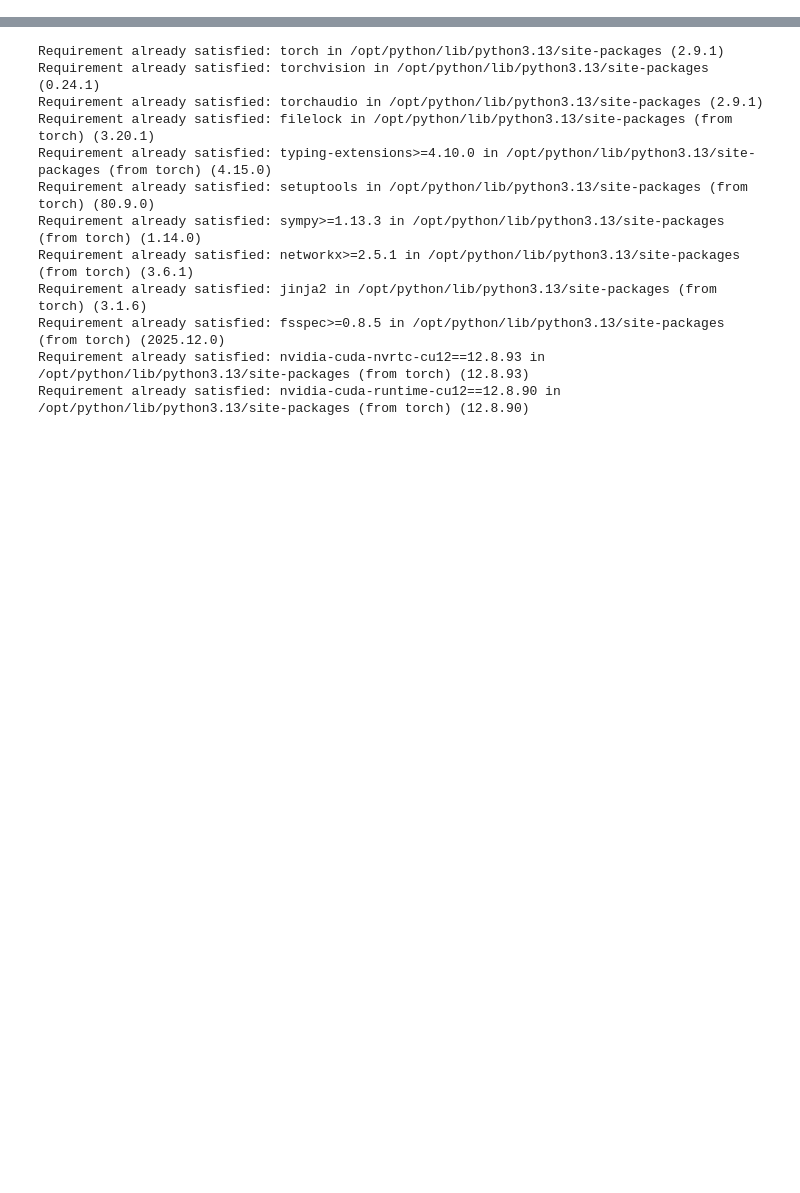
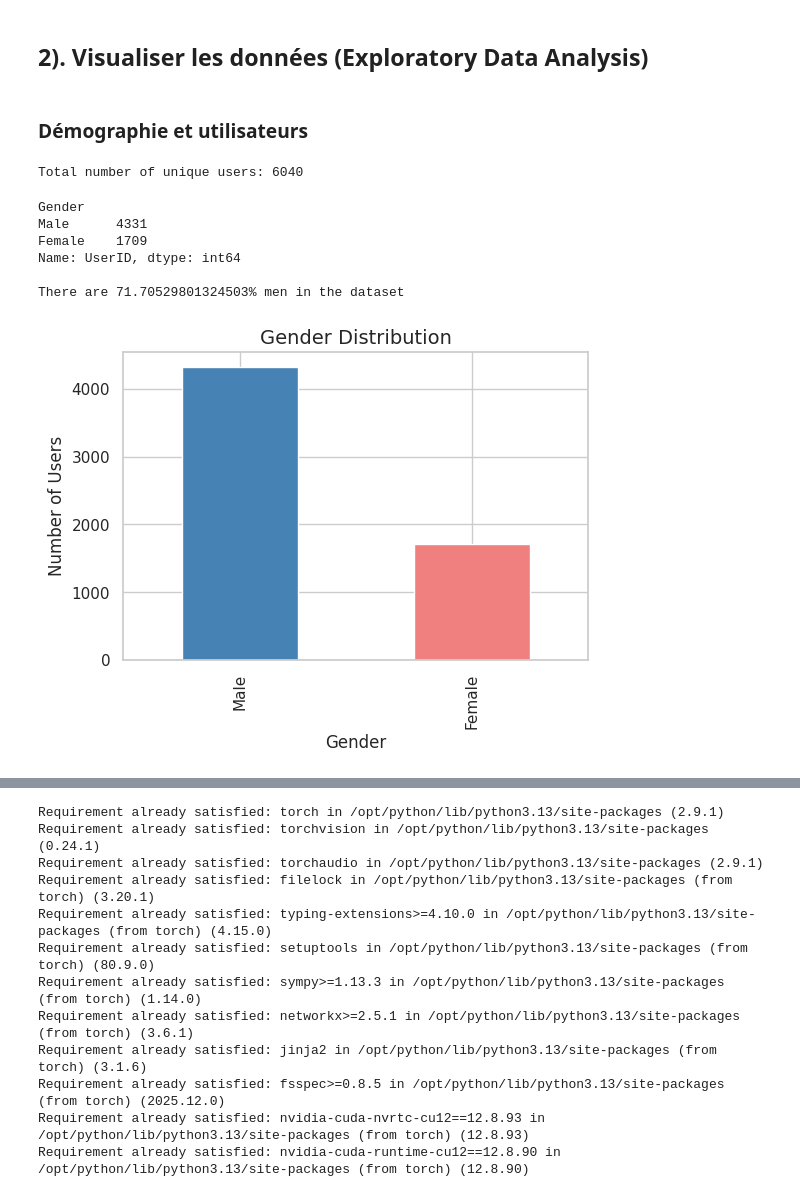
Before and after one commit to enzo-joly/projet_python_films, a Jupyter notebook: part2_recommenders /user_preferences copy.ipynb, the cells around one changed output, grey strips where cells are left out. Saved outputs shown, nothing was run; the diff lists cells and outputs as text; code cells hidden in the pictures; blank space fills up the shorter version.

Commit message:
Recommender systems modified
Added elements: visualisation and EDA, models slightly modified, weights saved

```diff
--- a/part2_recommenders /user_preferences copy.ipynb
+++ b/part2_recommenders /user_preferences copy.ipynb
@@ -345,0 +9,14 @@ où $b_j$ est le biais utilisateur et $\mu_i$ est la note moyenne du film (déj
+# %%
+import pandas as pd
+import numpy as np
+import seaborn as sns
+import matplotlib.pyplot as plt
+
+from helper_functions import download_movielens, merge_dfs, clean_df, search_films
+
+# Set Global Chart Style
+sns.set_theme(style="whitegrid")
+palette = sns.color_palette("viridis")
+plt.rcParams['figure.figsize'] = (10, 6)
+plt.rcParams['axes.titlesize'] = 14
+plt.rcParams['axes.labelsize'] = 12
@@ -345,0 +54,32 @@ où $b_j$ est le biais utilisateur et $\mu_i$ est la note moyenne du film (déj
+# %% [markdown]
+## 2). Visualiser les données (Exploratory Data Analysis)
+# %% [markdown]
+### Démographie et utilisateurs
+# %%
+# Nombre total d'utilisateurs
+total_users = df_users["UserID"].nunique()
+print("Total number of unique users:", total_users)
+# %% [output]
+Total number of unique users: 6040
+# %%
+# Distribution des utilisateurs par Sexe
+gender_counts = df_users.groupby("Gender")["UserID"].nunique().rename({1: "Female", 0: "Male"})
+print(gender_counts)
+
+print(" ")
+print(f"There are {gender_counts["Male"]/(gender_counts['Female']+gender_counts["Male"])*100}% men in the dataset")
+
+plt.figure(figsize=(6, 4))
+gender_counts.plot(kind="bar", color=["steelblue", "lightcoral"])
+plt.title("Gender Distribution")
+plt.xlabel("Gender")
+plt.ylabel("Number of Users")
+plt.show()
+# %% [output]
+Gender
+Male      4331
+Female    1709
+Name: UserID, dtype: int64
+
+There are 71.70529801324503% men in the dataset
+[figure, added]
```
Also changed, not shown: parts of 84 cells of this notebook, 5 other files.
